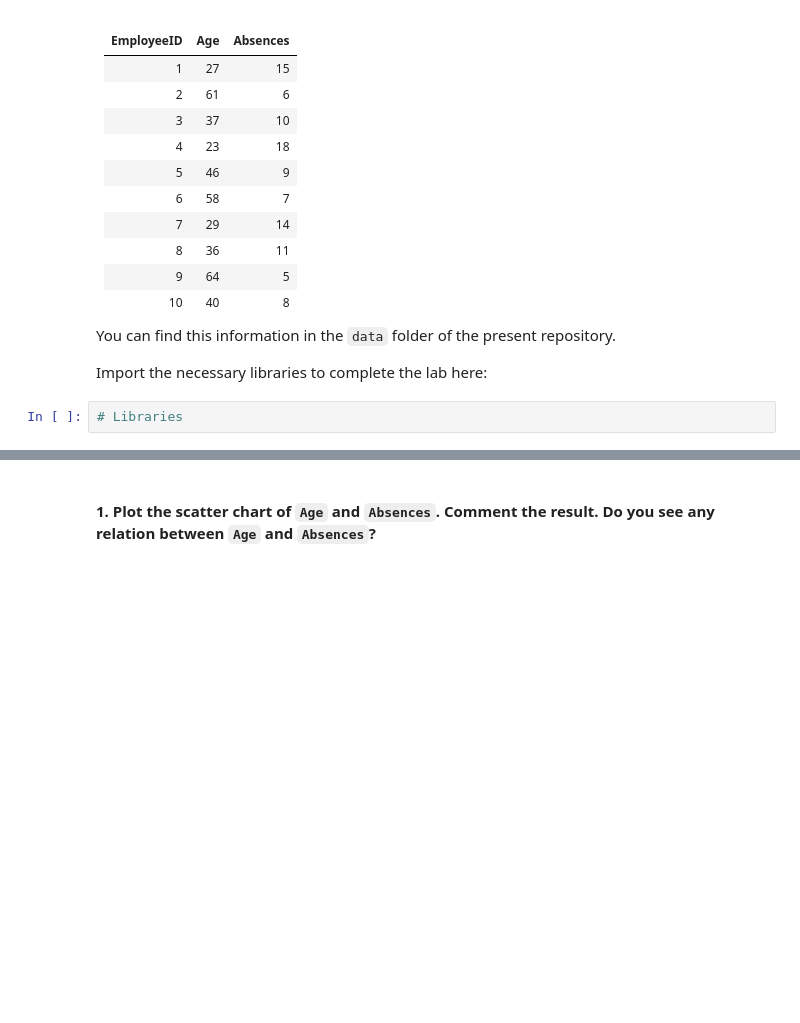
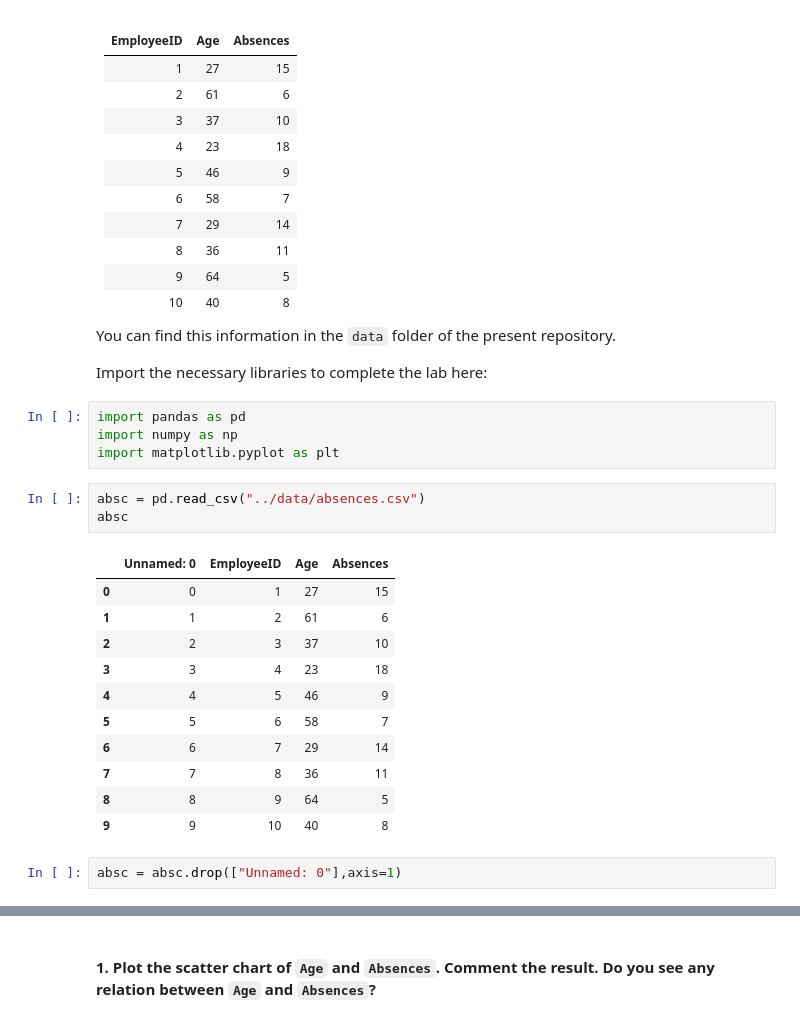
Before and after one commit to ta-data-remote/lab-linear-regression-correlation, a Jupyter notebook: your-code/main.ipynb, the cells around one changed output, grey strips where cells are left out. Drawn from its saved outputs; the diff is of its cells as text; blank space fills up the shorter version.

```diff
--- a/your-code/main.ipynb
+++ b/your-code/main.ipynb
@@ -21,5 +24,24 @@ You are the owner of a big company and you suspect that the younger your employe
 You can find this information in the `data` folder of the present repository.
 
 Import the necessary libraries to complete the lab here:
-# %%
-# Libraries
+# %%
+import pandas as pd
+import numpy as np
+import matplotlib.pyplot as plt
+# %%
+absc = pd.read_csv("../data/absences.csv")
+absc
+# %% [output]
+|  | Unnamed: 0 | EmployeeID | Age | Absences |
+| 0 | 0 | 1 | 27 | 15 |
+| 1 | 1 | 2 | 61 | 6 |
+| 2 | 2 | 3 | 37 | 10 |
+| 3 | 3 | 4 | 23 | 18 |
+| 4 | 4 | 5 | 46 | 9 |
+| 5 | 5 | 6 | 58 | 7 |
+| 6 | 6 | 7 | 29 | 14 |
+| 7 | 7 | 8 | 36 | 11 |
+| 8 | 8 | 9 | 64 | 5 |
+| 9 | 9 | 10 | 40 | 8 |
+# %%
+absc = absc.drop(["Unnamed: 0"],axis=1)
```
Also changed, not shown: parts of 14 cells of this notebook.
